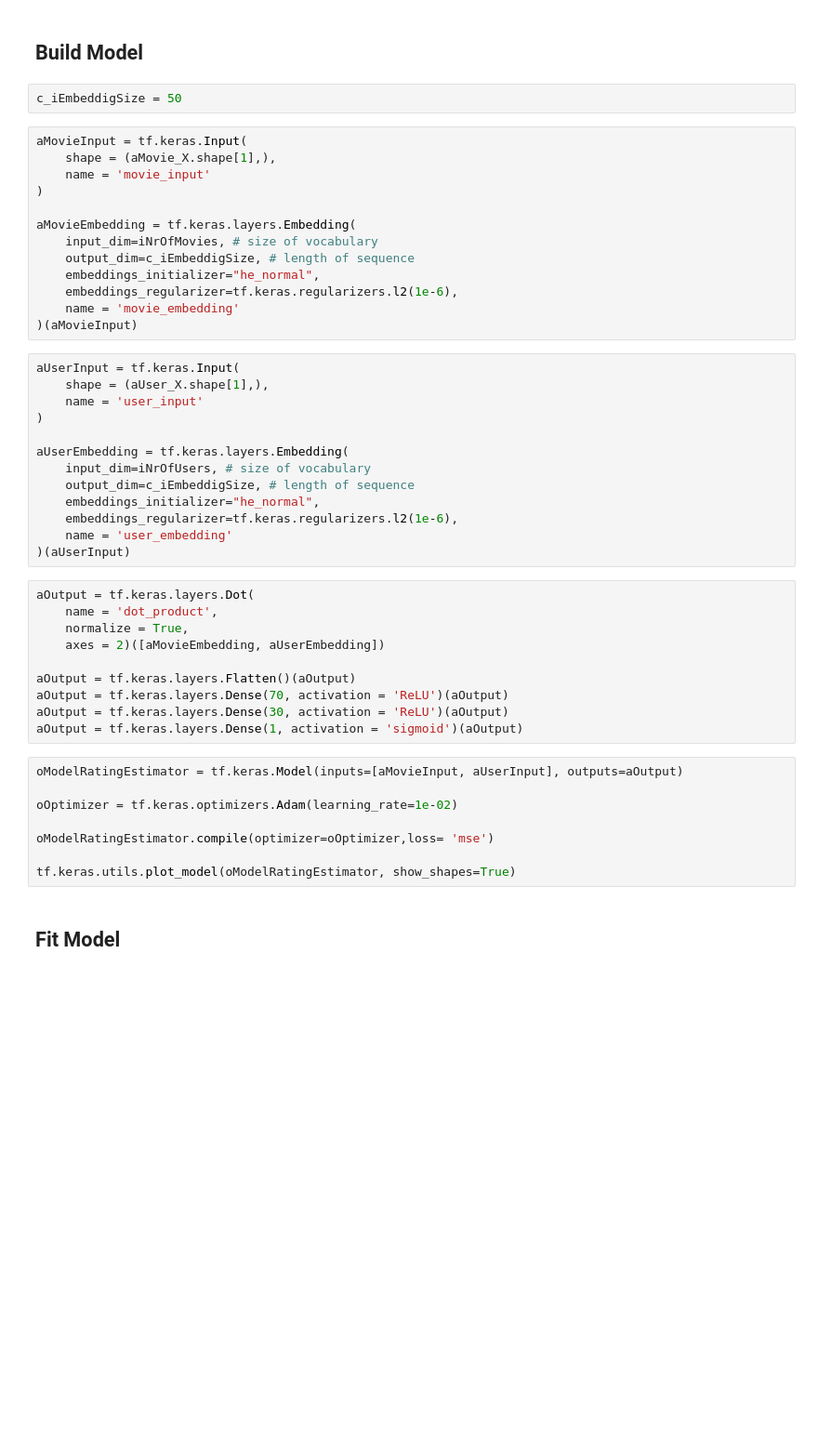
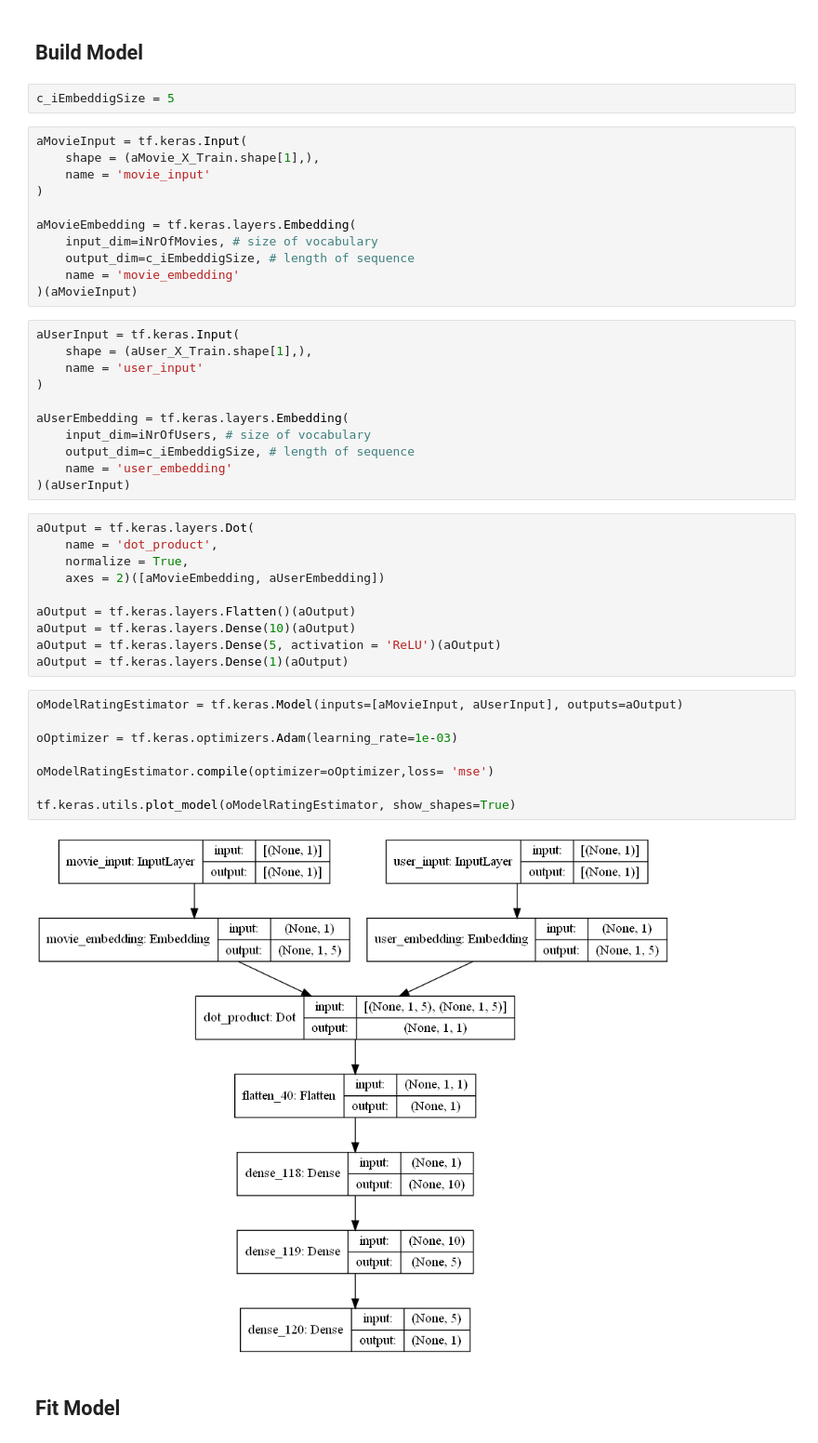
Before and after one commit to emremidilli/Movie-Recommender-System, a Jupyter notebook: Analysis.ipynb, the cells around one changed output. Shown at 93% size. Drawn from its saved outputs; the diff is of its cells as text; blank space fills up the shorter version.

```diff
--- a/Analysis.ipynb
+++ b/Analysis.ipynb
@@ -396,31 +309,27 @@ a_y_Test = dfRatings.loc[ ixTest , aCol_y].values
 # %% [markdown]
 ## Build Model
 # %%
-c_iEmbeddigSize = 50
+c_iEmbeddigSize = 5
 # %%
 aMovieInput = tf.keras.Input(
-    shape = (aMovie_X.shape[1],),
+    shape = (aMovie_X_Train.shape[1],),
     name = 'movie_input'
 )
 
 aMovieEmbedding = tf.keras.layers.Embedding(
     input_dim=iNrOfMovies, # size of vocabulary
     output_dim=c_iEmbeddigSize, # length of sequence
-    embeddings_initializer="he_normal",
-    embeddings_regularizer=tf.keras.regularizers.l2(1e-6),
     name = 'movie_embedding'
 )(aMovieInput)
 # %%
 aUserInput = tf.keras.Input(
-    shape = (aUser_X.shape[1],),
+    shape = (aUser_X_Train.shape[1],),
     name = 'user_input'
 )
 
 aUserEmbedding = tf.keras.layers.Embedding(
     input_dim=iNrOfUsers, # size of vocabulary
     output_dim=c_iEmbeddigSize, # length of sequence
-    embeddings_initializer="he_normal",
-    embeddings_regularizer=tf.keras.regularizers.l2(1e-6),
     name = 'user_embedding'
 )(aUserInput)
 # %%
@@ -430,17 +339,19 @@ aOutput = tf.keras.layers.Dot(
     axes = 2)([aMovieEmbedding, aUserEmbedding])
 
 aOutput = tf.keras.layers.Flatten()(aOutput)
-aOutput = tf.keras.layers.Dense(70, activation = 'ReLU')(aOutput)
-aOutput = tf.keras.layers.Dense(30, activation = 'ReLU')(aOutput)
-aOutput = tf.keras.layers.Dense(1, activation = 'sigmoid')(aOutput)
+aOutput = tf.keras.layers.Dense(10)(aOutput)
+aOutput = tf.keras.layers.Dense(5, activation = 'ReLU')(aOutput)
+aOutput = tf.keras.layers.Dense(1)(aOutput)
 # %%
 oModelRatingEstimator = tf.keras.Model(inputs=[aMovieInput, aUserInput], outputs=aOutput)
 
-oOptimizer = tf.keras.optimizers.Adam(learning_rate=1e-02)
+oOptimizer = tf.keras.optimizers.Adam(learning_rate=1e-03)
 
 oModelRatingEstimator.compile(optimizer=oOptimizer,loss= 'mse')
 
 tf.keras.utils.plot_model(oModelRatingEstimator, show_shapes=True)
+# %% [output]
+[figure, added]
 # %% [markdown]
 ## Fit Model
 # %%
```
Also changed, not shown: parts of 51 cells of this notebook, 1 other file.
